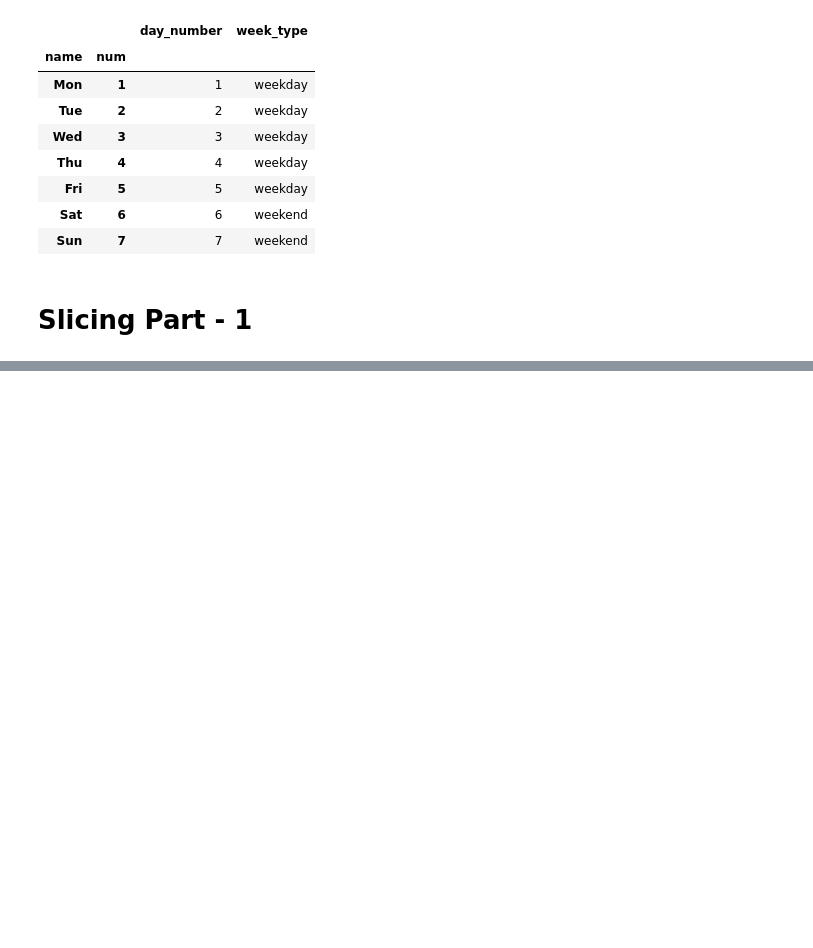
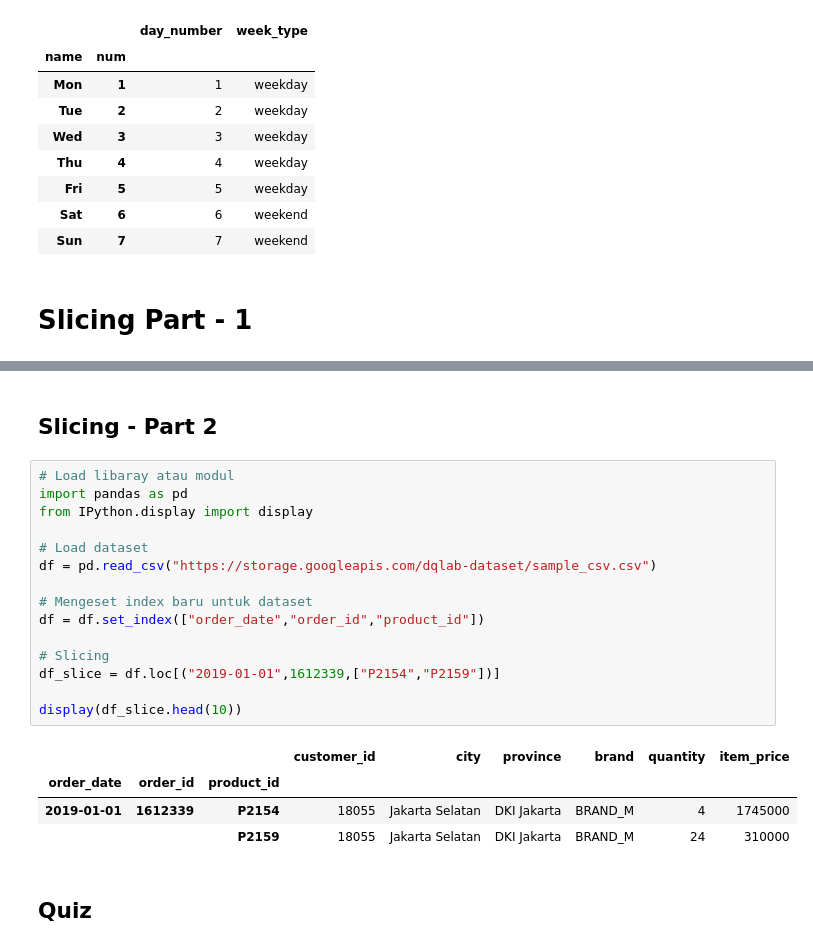
Before and after one commit to UsepSyaikalArifin/DQLab-Academy-Course-Online, a Jupyter notebook: Kelas Fundamental/Data Manipulation With Pandas - Part 1/Jupyter Notebook/main.ipynb, the cells around one changed output, grey strips where cells are left out. Saved outputs shown, nothing was run; the diff lists cells and outputs as text; blank space fills up the shorter version.

Commit message:
Transforming Part 3

```diff
--- a/Kelas Fundamental/Data Manipulation With Pandas - Part 1/Jupyter Notebook/main.ipynb
+++ b/Kelas Fundamental/Data Manipulation With Pandas - Part 1/Jupyter Notebook/main.ipynb
@@ -688,0 +698,24 @@ display(df_slice)
+# %% [markdown]
+## Slicing - Part 2
+# %%
+# Load libaray atau modul
+import pandas as pd
+from IPython.display import display
+
+# Load dataset
+df = pd.read_csv("https://storage.googleapis.com/dqlab-dataset/sample_csv.csv")
+
+# Mengeset index baru untuk dataset
+df = df.set_index(["order_date","order_id","product_id"])
+
+# Slicing
+df_slice = df.loc[("2019-01-01",1612339,["P2154","P2159"])]
+
+display(df_slice.head(10))
+# %% [output]
+|  |  |  | customer_id | city | province | brand | quantity | item_price |
+| order_date | order_id | product_id |  |  |  |  |  |  |
+| 2019-01-01 | 1612339 | P2154 | 18055 | Jakarta Selatan | DKI Jakarta | BRAND_M | 4 | 1745000 |
+|  |  | P2159 | 18055 | Jakarta Selatan | DKI Jakarta | BRAND_M | 24 | 310000 |
+# %% [markdown]
+## Quiz
```
Also changed, not shown: parts of 2 cells of this notebook.
